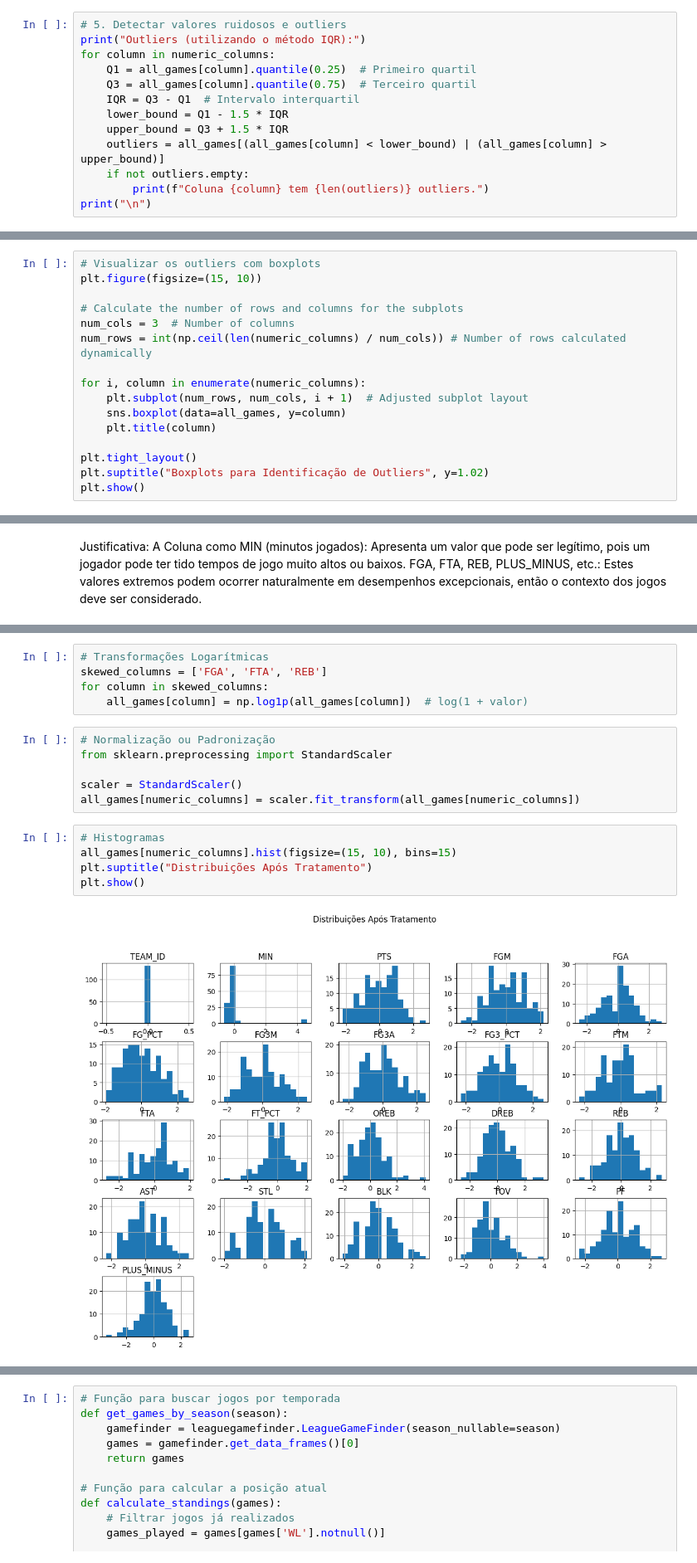
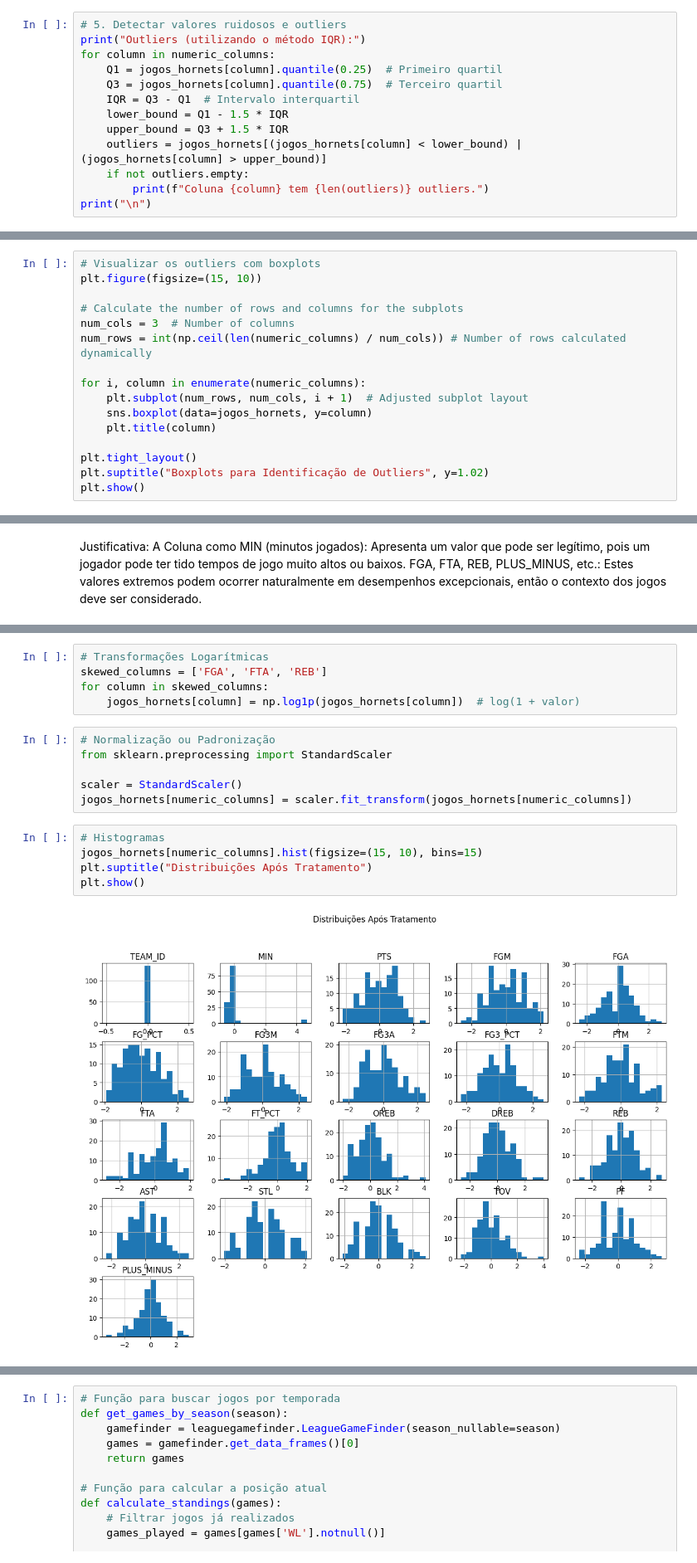
Before and after one commit to genarioazevedoufape/preditor_jogos_nba, a Jupyter notebook: eda_parte_1.ipynb, the cells around one changed output, grey strips where cells are left out. Shown: that part at 83% size. Cells and saved outputs as stored; diff of their text form.

```diff
--- a/eda_parte_1.ipynb
+++ b/eda_parte_1.ipynb
@@ -144,12 +246,12 @@ plt.show()
 # 5. Detectar valores ruidosos e outliers
 print("Outliers (utilizando o método IQR):")
 for column in numeric_columns:
-    Q1 = all_games[column].quantile(0.25)  # Primeiro quartil
-    Q3 = all_games[column].quantile(0.75)  # Terceiro quartil
+    Q1 = jogos_hornets[column].quantile(0.25)  # Primeiro quartil
+    Q3 = jogos_hornets[column].quantile(0.75)  # Terceiro quartil
     IQR = Q3 - Q1  # Intervalo interquartil
     lower_bound = Q1 - 1.5 * IQR
     upper_bound = Q3 + 1.5 * IQR
-    outliers = all_games[(all_games[column] < lower_bound) | (all_games[column] > upper_bound)]
+    outliers = jogos_hornets[(jogos_hornets[column] < lower_bound) | (jogos_hornets[column] > upper_bound)]
     if not outliers.empty:
         print(f"Coluna {column} tem {len(outliers)} outliers.")
 print("\n")
@@ -175,7 +276,7 @@ num_rows = int(np.ceil(len(numeric_columns) / num_cols)) # Number of rows calcul
 
 for i, column in enumerate(numeric_columns):
     plt.subplot(num_rows, num_cols, i + 1)  # Adjusted subplot layout
-    sns.boxplot(data=all_games, y=column)
+    sns.boxplot(data=jogos_hornets, y=column)
     plt.title(column)
 
 plt.tight_layout()
@@ -230,20 +317,20 @@ Problemas Identificados:
 # Transformações Logarítmicas
 skewed_columns = ['FGA', 'FTA', 'REB']
 for column in skewed_columns:
-    all_games[column] = np.log1p(all_games[column])  # log(1 + valor)
+    jogos_hornets[column] = np.log1p(jogos_hornets[column])  # log(1 + valor)
 # %%
 # Normalização ou Padronização
 from sklearn.preprocessing import StandardScaler
 
 scaler = StandardScaler()
-all_games[numeric_columns] = scaler.fit_transform(all_games[numeric_columns])
+jogos_hornets[numeric_columns] = scaler.fit_transform(jogos_hornets[numeric_columns])
 # %%
 # Histogramas
-all_games[numeric_columns].hist(figsize=(15, 10), bins=15)
+jogos_hornets[numeric_columns].hist(figsize=(15, 10), bins=15)
 plt.suptitle("Distribuições Após Tratamento")
 plt.show()
 # %% [output]
-[figure, old version]
+[figure, new version]
 # %%
 # Boxplots
 plt.figure(figsize=(15, 10))
```
Also changed, not shown: parts of 49 cells of this notebook, 1 other file.
